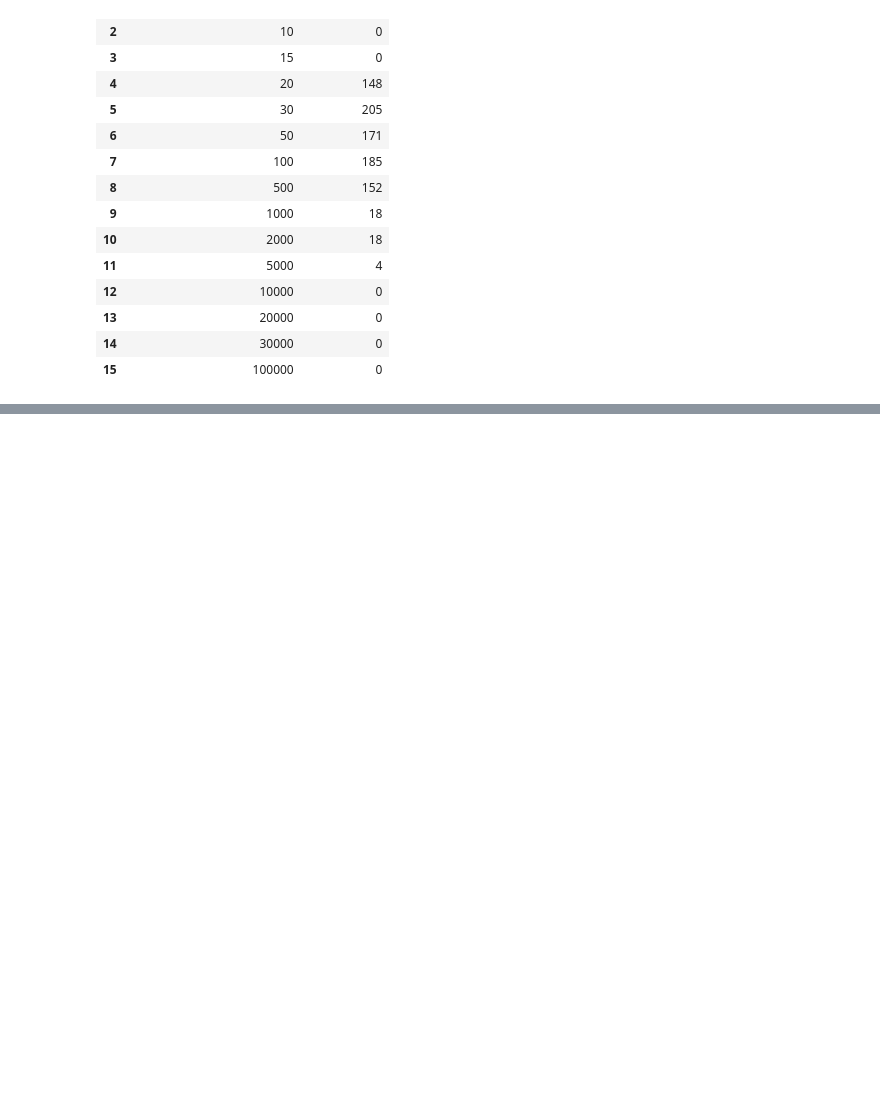
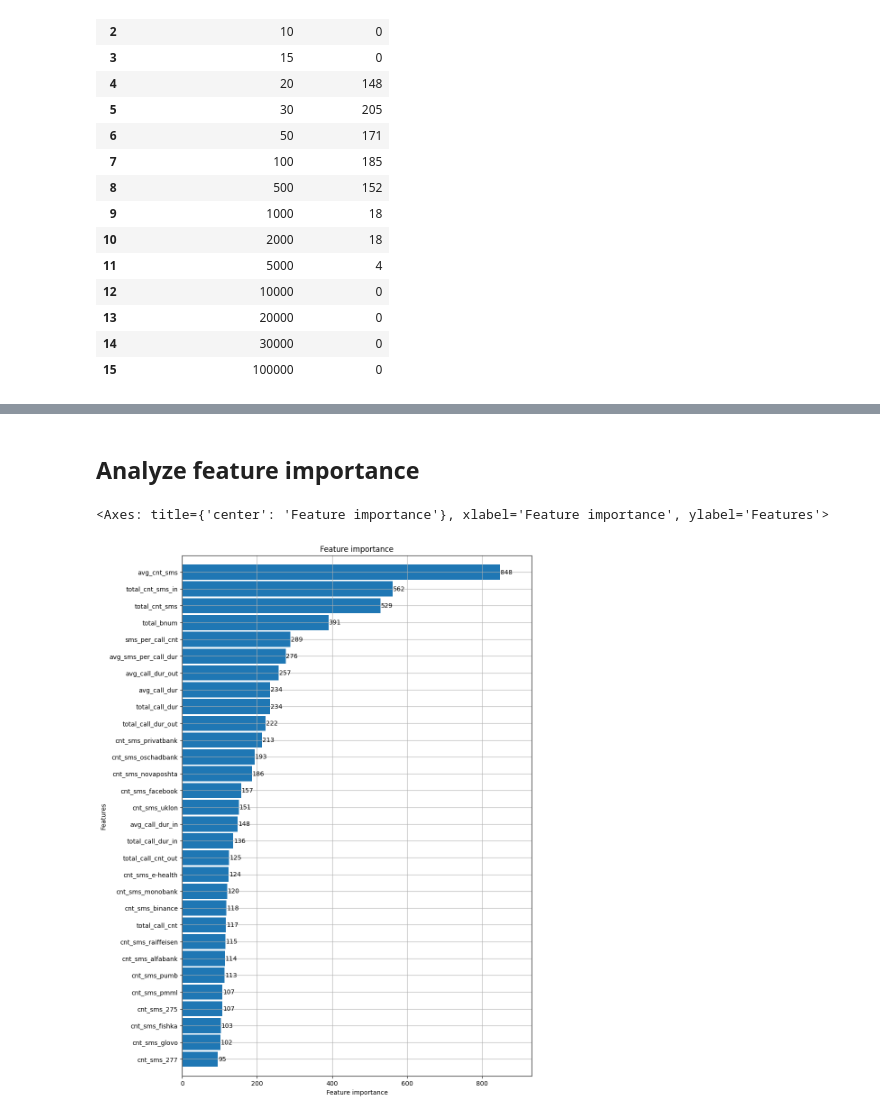
Before and after one commit to SleepWalker/bdl5-2024-ml-final-project, a Jupyter notebook: 02_bnum_eda.ipynb, the cells around one changed output, grey strips where cells are left out. Saved outputs shown, nothing was run; the diff lists cells and outputs as text; code cells hidden in the pictures; blank space fills up the shorter version.

```diff
--- a/02_bnum_eda.ipynb
+++ b/02_bnum_eda.ipynb
@@ -367,0 +671,11 @@ Subscribers without bnum data: 35118 (23.90%)
+# %%
+import project_api
+import utils.model_lgb as model_lgb
+
+# Best hyperparameters:  {'eta': 0.15193249196204994, 'boosting_type': 'gbdt', 'lambda_l1': 4.8660924023286466e-05, 'lambda_l2': 0.00194601744689503, 'num_leaves': 44, 'min_data_in_leaf': 40, 'feature_fraction': 0.4840450136783888, 'bagging_fraction': 0.6579798583903436, 'bagging_freq': 4, 'min_child_samples': 71}
+# test score:  0.3909764826175869
+study_name = "bnum_initial"
+
+# Best hyperparameters:  {'eta': 0.14500888302521245, 'boosting_type': 'gbdt', 'lambda_l1': 5.230968326696493e-05, 'lambda_l2': 0.11699075404483424, 'num_leaves': 43, 'min_data_in_leaf': 40, 'feature_fraction': 0.6663504423131371, 'bagging_fraction': 0.841006151751639, 'bagging_freq': 2, 'min_child_samples': 9}
+# Best score:  0.3967599693251534
+study_name = "bnum_initial_more_totals"
@@ -367,0 +684,8 @@ Subscribers without bnum data: 35118 (23.90%)
+# %%
+study = project_api.train_lgb(
+    study_name=study_name,
+    X_train=X_train,
+    y_train=y_train,
+    X_test=X_test,
+    y_test=y_test,
+)
@@ -367,0 +712,15 @@ Subscribers without bnum data: 35118 (23.90%)
+# %%
+predict_bnum_initial, model_bnum_initial = model_lgb.train_multiclass(
+    X_train=X_train,
+    y_train=y_train,
+    X_test=X_test,
+    y_test=y_test,
+    params=study.best_params,
+    num_class=5,
+    seed=RANDOM_SEED,
+)
+
+project_api.report(
+    y_test=y_test,
+    y_pred=predict_bnum_initial(X_test),
+)
@@ -367,0 +744,2 @@ Subscribers without bnum data: 35118 (23.90%)
+# %% [markdown]
+## Analyze feature importance
@@ -367,0 +749,10 @@ Subscribers without bnum data: 35118 (23.90%)
+# %%
+lgb.plot_importance(
+    model_bnum_initial,
+    max_num_features=30,
+    height=0.9,
+    figsize=(10, 15),
+)
+# %% [output]
+<Axes: title={'center': 'Feature importance'}, xlabel='Feature importance', ylabel='Features'>
+[figure, added]
```
Also changed, not shown: parts of 30 cells of this notebook, 7 other files.
